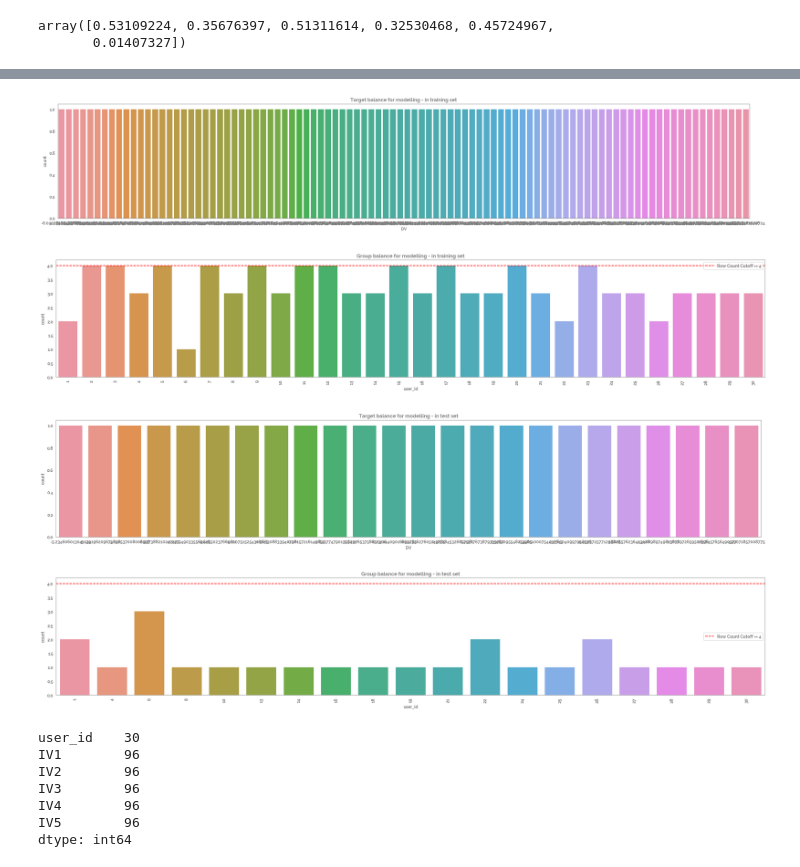
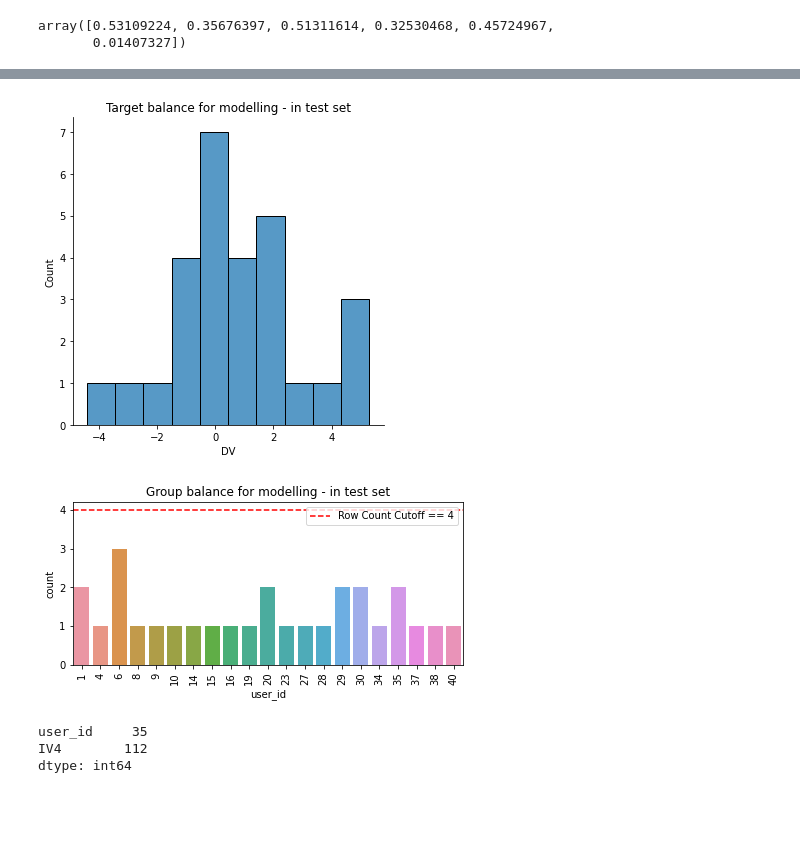
Before and after one commit to jameshtwose/vitarenal-DS, a Jupyter notebook: vitarenal_synthetic_MERF.ipynb, the cells around one changed output, grey strips where cells are left out. Saved outputs shown, nothing was run; the diff lists cells and outputs as text; code cells hidden in the pictures; blank space fills up the shorter version.

```diff
--- a/vitarenal_synthetic_MERF.ipynb
+++ b/vitarenal_synthetic_MERF.ipynb
@@ -26,7 +40,7 @@ if "jms_style_sheet" in plt.style.available:
 # %%
 number_observations = 4 # amount of observations per group (i.e. user_id)
 number_predictors = 5
-number_groups = 30 # amount of groups (i.e. user_id)
+number_groups = 40 # amount of groups (i.e. user_id)
 
 df, blups, coefficient = simulate_lmm(num_obs=number_observations,
     num_coef=number_predictors,
@@ -63,5 +77,5 @@ display(df.head()), df.shape
 # %%
-predictor_list = df.filter(regex="IV").columns.tolist()
+predictor_list = df.filter(regex="IV").columns.tolist()[-2:4]
 
 # df[predictor_list] = df[predictor_list].mask(np.random.random(df[predictor_list].shape) < .025)
 # %%
@@ -95,3 +108,12 @@ y = df[target]
+# %%
+hold_out_users = df.sample(n=5, random_state=69420)["user_id"].unique().tolist()
+train_test_users = df[~df['user_id'].isin(hold_out_users)]["user_id"].unique().tolist()
+# %%
+X = df.loc[df["user_id"].isin(train_test_users), predictor_list + [grp]]
+y = df.loc[df["user_id"].isin(train_test_users), target]
+
+hold_X = df.loc[df["user_id"].isin(hold_out_users), predictor_list + [grp]]
+hold_y = df.loc[df["user_id"].isin(hold_out_users), target]
 # %%
 X_train = X.sample(frac=0.8, random_state=42)
 X_test = X.drop(X_train.index, axis=0)
@@ -100,47 +146,24 @@ y_test = y.drop(X_train.index, axis=0)
 # %%
-_ = plt.figure(figsize=(30,5))
-_ = sns.countplot(x=y_train)
-_ = plt.title("Target balance for modelling - in training set")
-_ = plt.show()
+# _ = plt.figure(figsize=(30,5))
+_ = sns.displot(x=y_test, bins=10)
+_ = plt.title("Target balance for modelling - in test set")
 # %% [output]
-[figure, old version]
+[figure, new version]
 # %%
-_ = plt.figure(figsize=(30,5))
-_ = sns.countplot(x=X_train[grp])
-_ = plt.title("Group balance for modelling - in training set")
+_ = plt.figure(figsize=(7,3))
+_ = sns.countplot(x=X_test[grp])
+_ = plt.title("Group balance for modelling - in test set")
 cutoff = 4
-_ = plt.axhline(cutoff, c="red",ls="--", label=f"Row Count Cutoff == {cutoff}")
+_ = plt.axhline(cutoff, c="red", ls="--", label=f"Row Count Cutoff == {cutoff}")
 _ = plt.legend()
 _ = plt.xticks(rotation=90)
 _ = plt.show()
 # %% [output]
-[figure, old version]
+[figure, new version]
-# %%
-_ = plt.figure(figsize=(30,5))
-_ = sns.countplot(x=y_test)
-_ = plt.title("Target balance for modelling - in test set")
-_ = plt.show()
-# %% [output]
-[figure, removed]
-# %%
-_ = plt.figure(figsize=(30,5))
-_ = sns.countplot(x=X_test[grp])
-_ = plt.title("Group balance for modelling - in test set")
-cutoff = 4
-_ = plt.axhline(cutoff, c="red", ls="--", label=f"Row Count Cutoff == {cutoff}")
-_ = plt.legend()
-_ = plt.xticks(rotation=90)
-_ = plt.show()
-# %% [output]
-[figure, removed]
 # %%
 tmp = X_train.apply(lambda x: x.nunique()).sort_values()
 tmp
 # %% [output]
-user_id    30
-IV1        96
-IV2        96
-IV3        96
-IV4        96
-IV5        96
+user_id     35
+IV4        112
 dtype: int64
```
Also changed, not shown: parts of 47 cells of this notebook, 9 other files.
